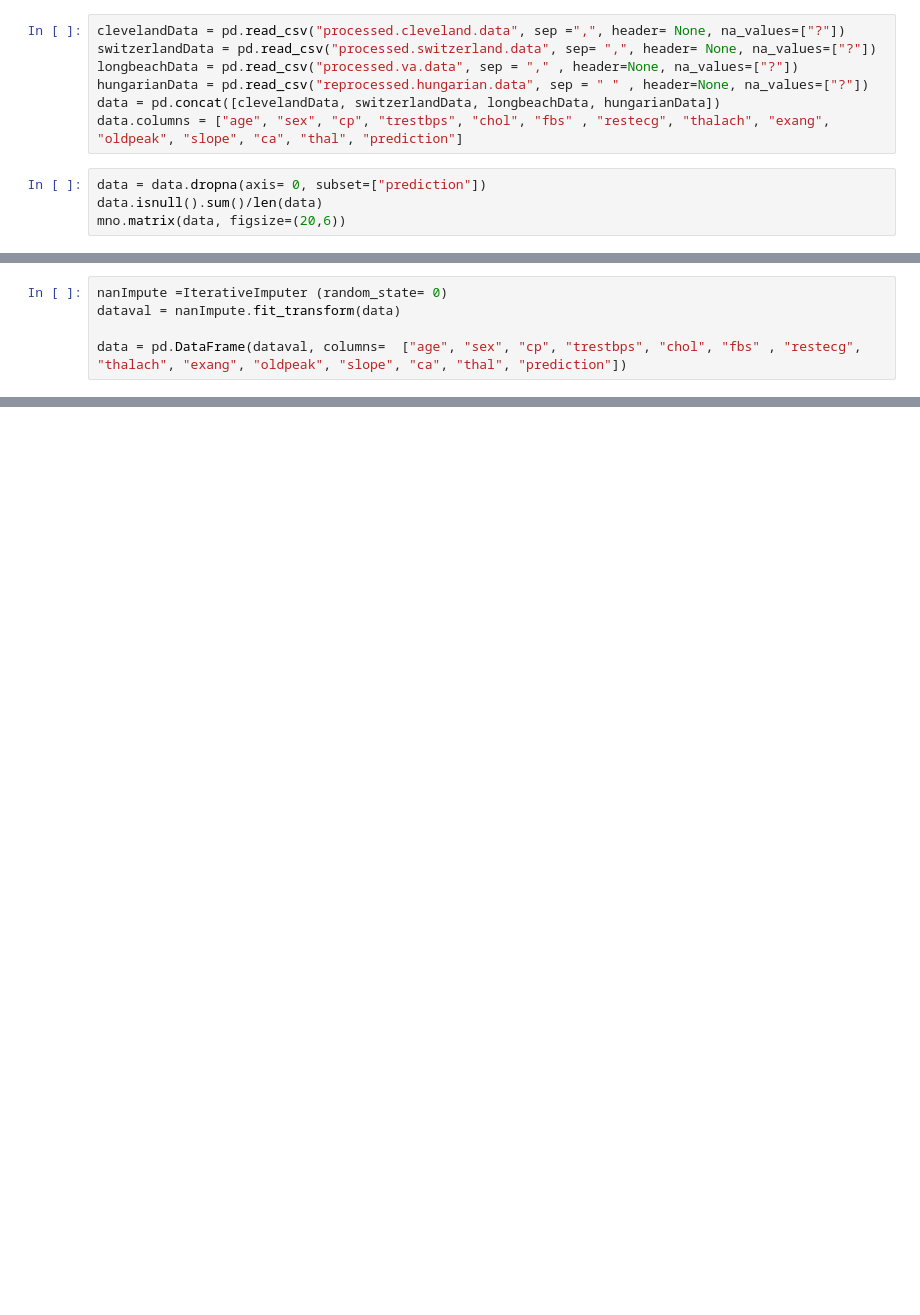
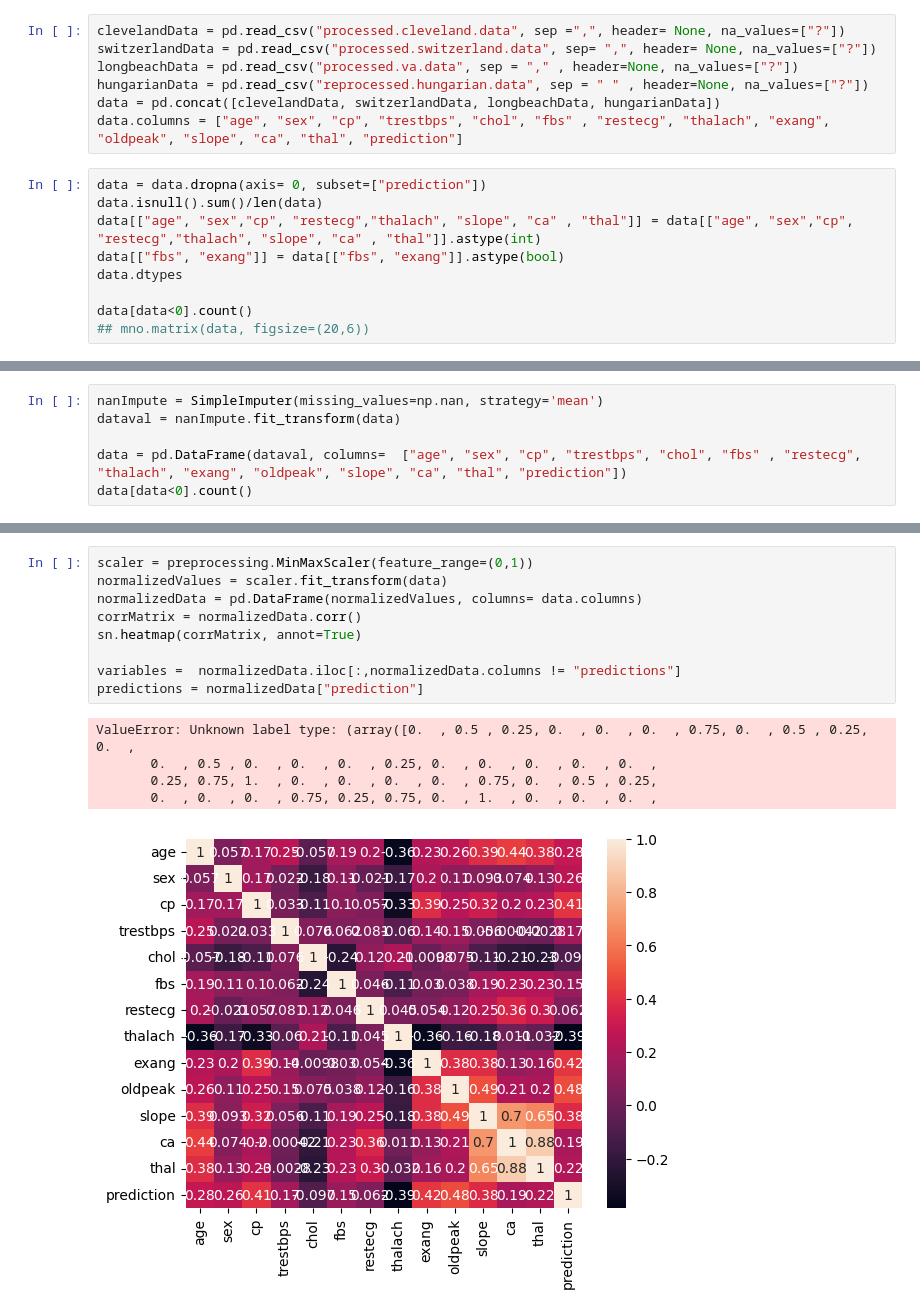
Before and after one commit to MistyDoe/PyHeartDisease, a Jupyter notebook: analysis.ipynb, the cells around one changed output, grey strips where cells are left out. Drawn from its saved outputs; the diff is of its cells as text; blank space fills up the shorter version.

Commit message:
Added scaling (0,1), changed dtypes for int and bools in several colimns

```diff
--- a/analysis.ipynb
+++ b/analysis.ipynb
@@ -17,5 +20,10 @@ data.columns = ["age", "sex", "cp", "trestbps", "chol", "fbs" , "restecg", "thal
 # %%
 data = data.dropna(axis= 0, subset=["prediction"])
 data.isnull().sum()/len(data)
-mno.matrix(data, figsize=(20,6))
+data[["age", "sex","cp", "restecg","thalach", "slope", "ca" , "thal"]] = data[["age", "sex","cp", "restecg","thalach", "slope", "ca" , "thal"]].astype(int)
+data[["fbs", "exang"]] = data[["fbs", "exang"]].astype(bool)
+data.dtypes
+
+data[data<0].count()
+## mno.matrix(data, figsize=(20,6))
 # %% [output]
@@ -24,6 +45,7 @@ mno.matrix(data, figsize=(20,6))
 # %%
-nanImpute =IterativeImputer (random_state= 0)
+nanImpute = SimpleImputer(missing_values=np.nan, strategy='mean')
 dataval = nanImpute.fit_transform(data)
 
 data = pd.DataFrame(dataval, columns=  ["age", "sex", "cp", "trestbps", "chol", "fbs" , "restecg", "thalach", "exang", "oldpeak", "slope", "ca", "thal", "prediction"])
+data[data<0].count()
 # %% [output]
@@ -31,0 +67,15 @@ data = pd.DataFrame(dataval, columns=  ["age", "sex", "cp", "trestbps", "chol",
+# %%
+scaler = preprocessing.MinMaxScaler(feature_range=(0,1))
+normalizedValues = scaler.fit_transform(data)
+normalizedData = pd.DataFrame(normalizedValues, columns= data.columns)
+corrMatrix = normalizedData.corr()
+sn.heatmap(corrMatrix, annot=True)
+
+variables =  normalizedData.iloc[:,normalizedData.columns != "predictions"]
+predictions = normalizedData["prediction"]
+# %% [output]
+ValueError: Unknown label type: (array([0.  , 0.5 , 0.25, 0.  , 0.  , 0.  , 0.75, 0.  , 0.5 , 0.25, 0.  ,
+       0.  , 0.5 , 0.  , 0.  , 0.  , 0.25, 0.  , 0.  , 0.  , 0.  , 0.  ,
+       0.25, 0.75, 1.  , 0.  , 0.  , 0.  , 0.  , 0.75, 0.  , 0.5 , 0.25,
+       0.  , 0.  , 0.  , 0.75, 0.25, 0.75, 0.  , 1.  , 0.  , 0.  , 0.  ,
+[figure, added]
```
Also changed, not shown: parts of 3 cells of this notebook.
